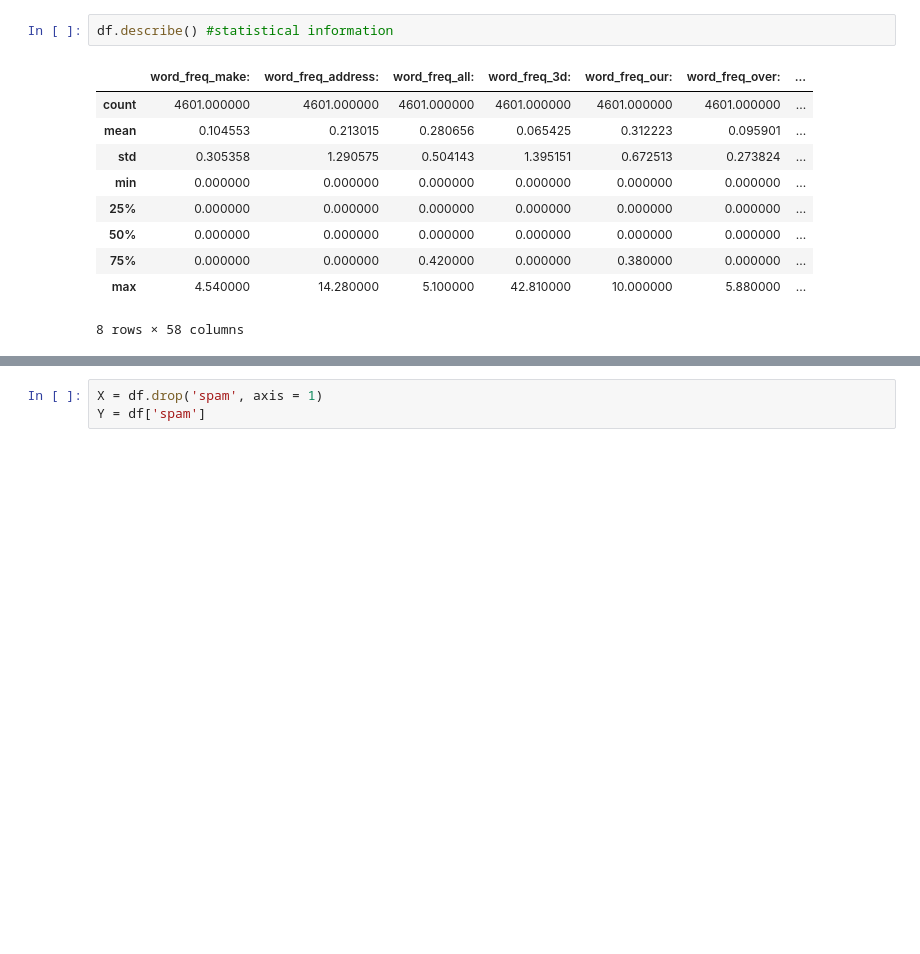
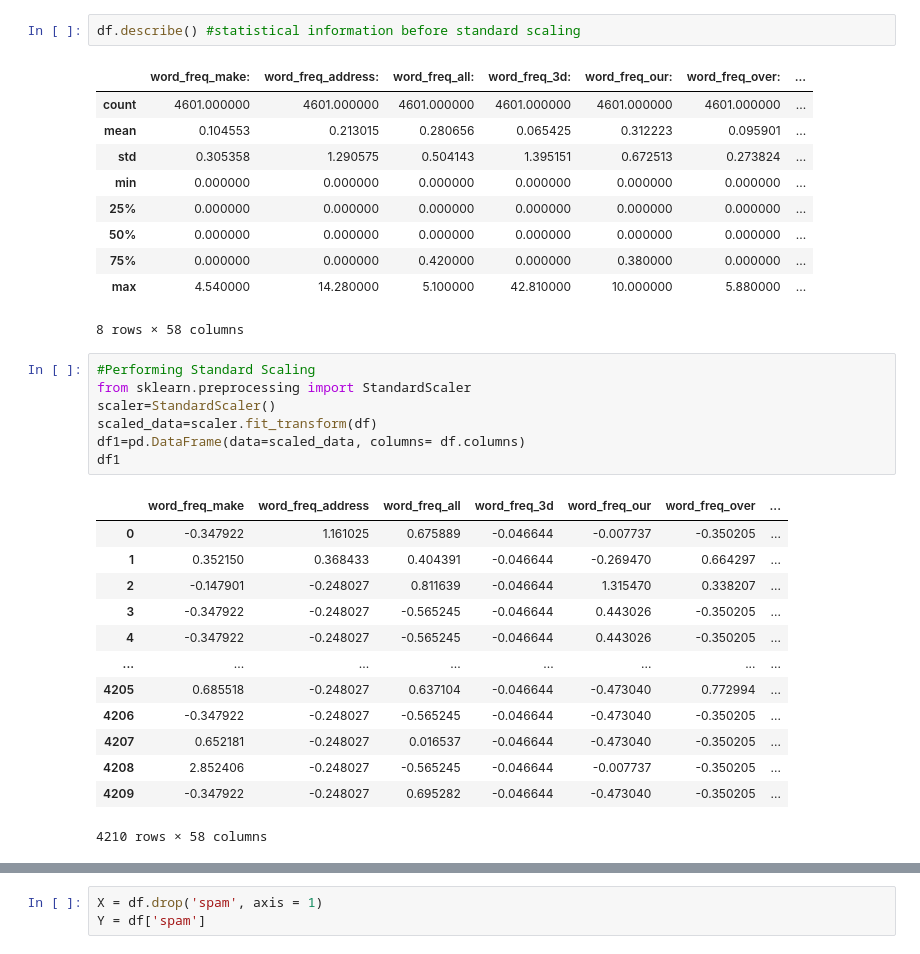
Before and after one commit to Sathila01/Machine-Learning-CourseWork, a Jupyter notebook: KNN_Classifier.ipynb, the cells around one changed output, grey strips where cells are left out. Cells and saved outputs as stored; diff of their text form; blank space fills up the shorter version.

```diff
--- a/classifier.ipynb
+++ b/KNN_Classifier.ipynb
@@ -77,6 +100,6 @@ spam                           0
 dtype: int64
 # %%
-df.describe() #statistical information
+df.describe() #statistical information before standard scaling
 # %% [output]
 |  | word_freq_make: | word_freq_address: | word_freq_all: | word_freq_3d: | word_freq_our: | word_freq_over: | ... |
 | count | 4601.000000 | 4601.000000 | 4601.000000 | 4601.000000 | 4601.000000 | 4601.000000 | ... |
@@ -88,3 +111,24 @@ df.describe() #statistical information
 | 75% | 0.000000 | 0.000000 | 0.420000 | 0.000000 | 0.380000 | 0.000000 | ... |
 | max | 4.540000 | 14.280000 | 5.100000 | 42.810000 | 10.000000 | 5.880000 | ... |
 8 rows × 58 columns
+# %%
+#Performing Standard Scaling
+from sklearn.preprocessing import StandardScaler
+scaler=StandardScaler()
+scaled_data=scaler.fit_transform(df)
+df1=pd.DataFrame(data=scaled_data, columns= df.columns)
+df1
+# %% [output]
+|  | word_freq_make | word_freq_address | word_freq_all | word_freq_3d | word_freq_our | word_freq_over | ... |
+| 0 | -0.347922 | 1.161025 | 0.675889 | -0.046644 | -0.007737 | -0.350205 | ... |
+| 1 | 0.352150 | 0.368433 | 0.404391 | -0.046644 | -0.269470 | 0.664297 | ... |
+| 2 | -0.147901 | -0.248027 | 0.811639 | -0.046644 | 1.315470 | 0.338207 | ... |
+| 3 | -0.347922 | -0.248027 | -0.565245 | -0.046644 | 0.443026 | -0.350205 | ... |
+| 4 | -0.347922 | -0.248027 | -0.565245 | -0.046644 | 0.443026 | -0.350205 | ... |
+| ... | ... | ... | ... | ... | ... | ... | ... |
+| 4205 | 0.685518 | -0.248027 | 0.637104 | -0.046644 | -0.473040 | 0.772994 | ... |
+| 4206 | -0.347922 | -0.248027 | -0.565245 | -0.046644 | -0.473040 | -0.350205 | ... |
+| 4207 | 0.652181 | -0.248027 | 0.016537 | -0.046644 | -0.473040 | -0.350205 | ... |
+| 4208 | 2.852406 | -0.248027 | -0.565245 | -0.046644 | -0.007737 | -0.350205 | ... |
+| 4209 | -0.347922 | -0.248027 | 0.695282 | -0.046644 | -0.473040 | -0.350205 | ... |
+4210 rows × 58 columns
```
Also changed, not shown: parts of 16 cells of this notebook.
